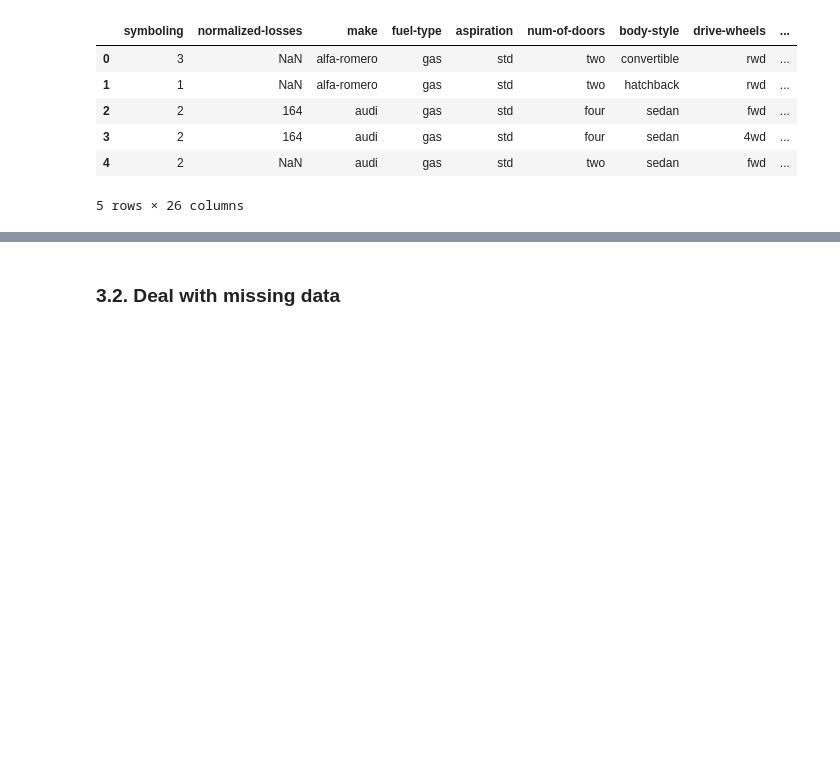
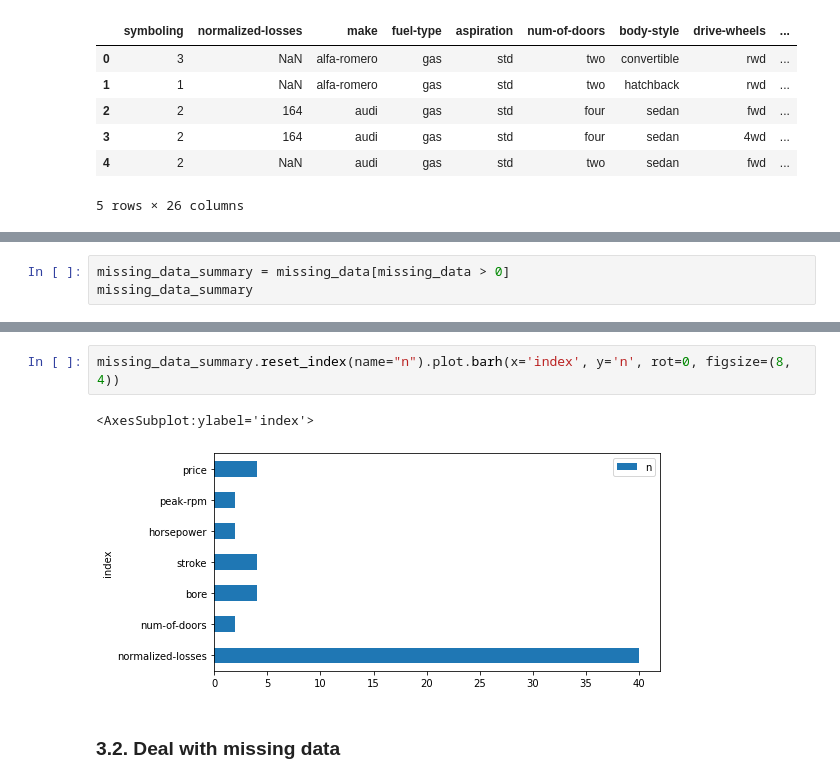
Before and after one commit to honhanbao/Data-Wrangling, a Jupyter notebook: data wrangling - Automobile Data Set.ipynb, the cells around one changed output, grey strips where cells are left out. Drawn from its saved outputs; the diff is of its cells as text; blank space fills up the shorter version.

```diff
--- a/data wrangling - Automobile Data Set.ipynb
+++ b/data wrangling - Automobile Data Set.ipynb
@@ -104,0 +169,3 @@ df.head(5)
+# %%
+missing_data_summary = missing_data[missing_data > 0]
+missing_data_summary
@@ -105,2 +181,7 @@ df.head(5)
+# %%
+missing_data_summary.reset_index(name="n").plot.barh(x='index', y='n', rot=0, figsize=(8, 4))
+# %% [output]
+<AxesSubplot:ylabel='index'>
+[figure, added]
 # %% [markdown]
 ### 3.2. Deal with missing data
```
Also changed, not shown: parts of 82 cells of this notebook.
